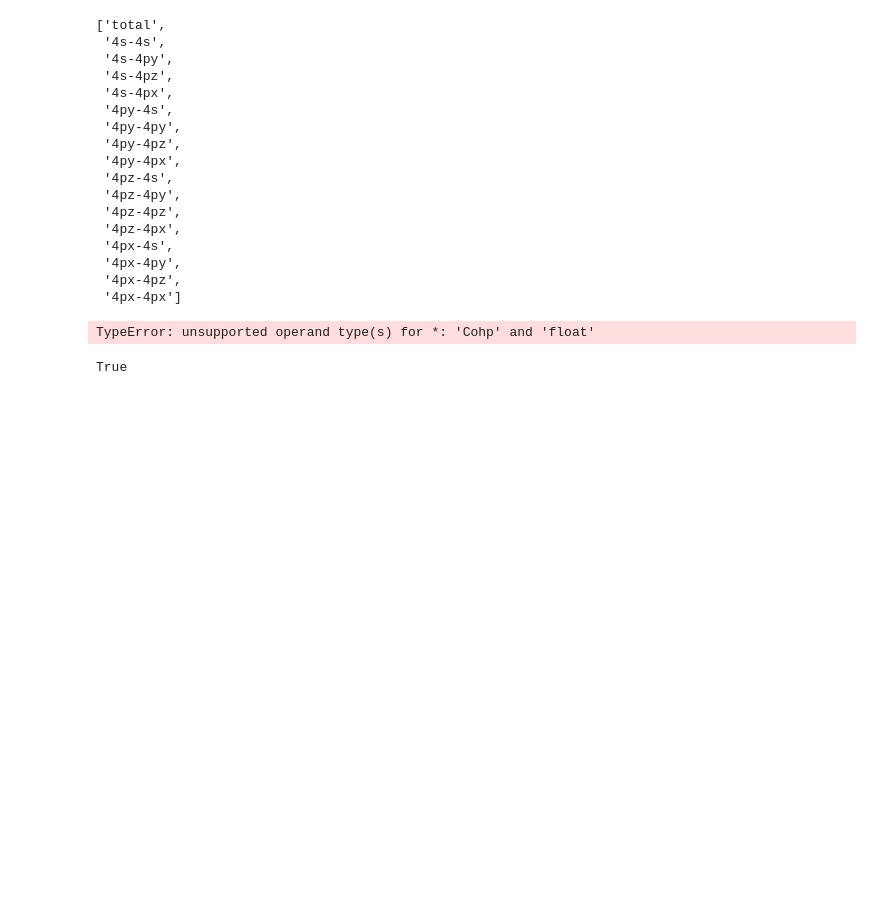
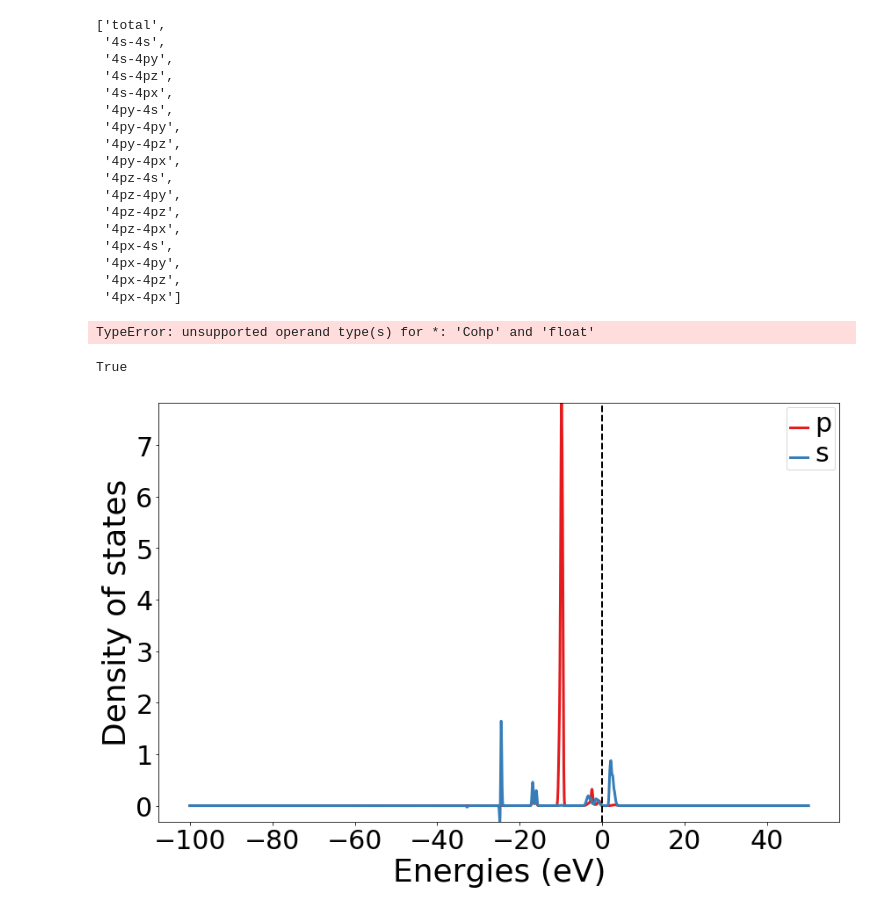
Before and after one commit to obaica/vasper, a Jupyter notebook: notebook/Untitled.ipynb, the cells around one changed output. Cells and saved outputs as stored; diff of their text form; code cells hidden in the pictures; blank space fills up the shorter version.

Commit message:
lobster plot

```diff
--- a/notebook/Untitled.ipynb
+++ b/notebook/Untitled.ipynb
@@ -2,13 +2,13 @@
 ### import
 import os
 from pprint import pprint
-import automater
+import vasper
 from pymatgen.io import lobster as pmglobster
 from pymatgen.electronic_structure import cohp as pmgcohp
 
 ### files
 # data_dir = os.path.join(os.path.dirname(os.path.dirname(automater.__file__)), 'data', 'lobster', 'GaAs')
-data_dir = os.path.join(os.path.dirname(os.path.dirname(automater.__file__)), 'data', 'lobster', 'BaTiO3')
+data_dir = os.path.join(os.path.dirname(os.path.dirname(vasper.__file__)), 'data', 'lobster', 'BaTiO3')
 charge_file = os.path.join(data_dir, 'CHARGE.lobster')
 cohpcar_file = os.path.join(data_dir, 'COHPCAR.lobster')
 coopcar_file = os.path.join(data_dir, 'COOPCAR.lobster')
@@ -227,3 +227,19 @@ True
 lst = []
 for i in lst:
     print(i)
+# %%
+cdos = doscar.completedos
+# %%
+from pymatgen.electronic_structure import plotter as pmgplotter
+plotter = pmgplotter.DosPlotter()
+elements = ['Ba', 'Ti', 'O']
+# plotter.add_dos_dict(cdos.get_spd_dos())
+plotter.add_dos_dict(cdos.get_element_spd_dos(el='Ba'))
+# plotter.add_dos_dict(cdos.get_element_spd_dos(el='Ti'))
+# plotter.add_dos_dict(cdos.get_element_spd_dos(el='O'))
+# for ele in elements:
+#     data = cabsdos.get_element_spd_dos(el=ele)
+#     plotter.add_dos(ele, data)
+plotter.show()
+# %% [output]
+[figure, added]
```
Also changed, not shown: parts of 1 cell of this notebook, 3 other files.
